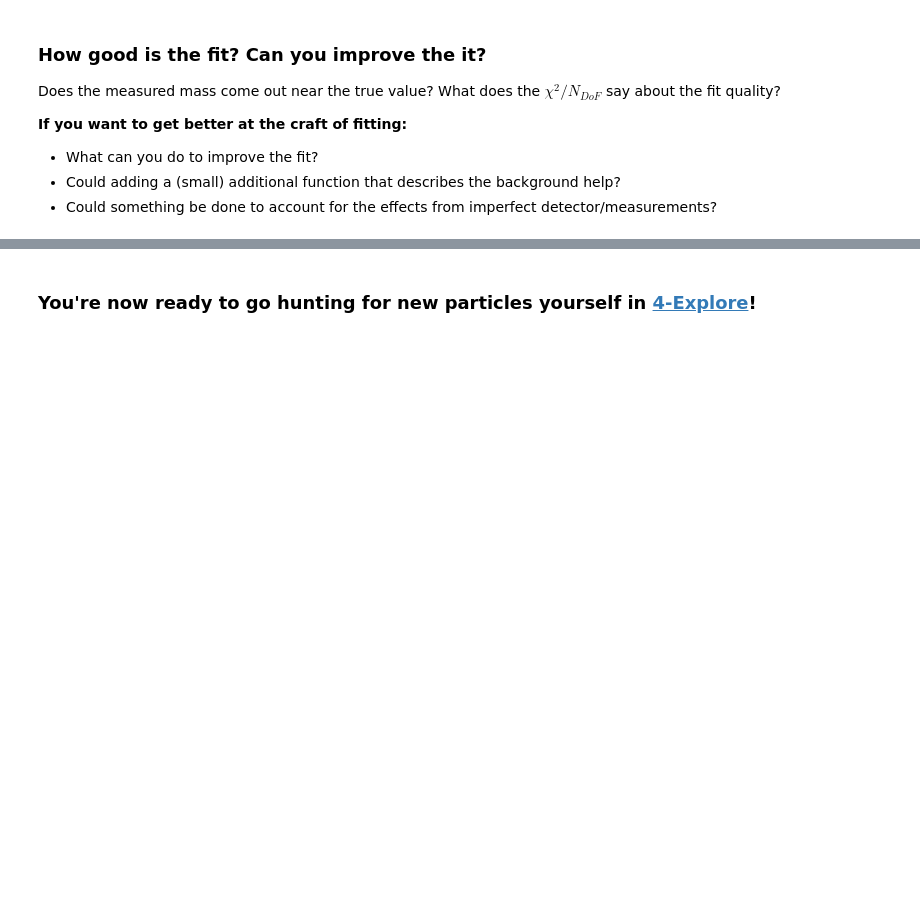
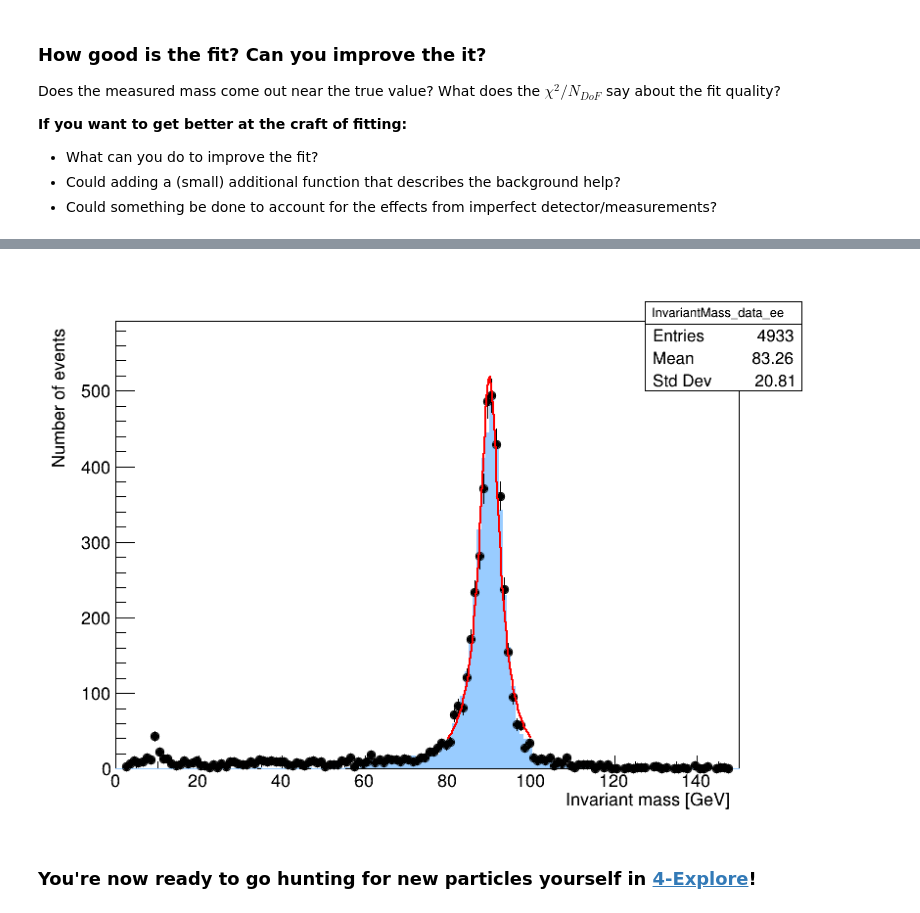
Before and after one commit to iamtomcheng/OpenAtlasDataLab, a Jupyter notebook: 3-TheMassOfTheZ.ipynb, the cells around one changed output, grey strips where cells are left out. Cells and saved outputs as stored; diff of their text form; code cells hidden in the pictures; blank space fills up the shorter version.

```diff
--- a/3-TheMassOfTheZ.ipynb
+++ b/3-TheMassOfTheZ.ipynb
@@ -158,10 +195,11 @@ maxBinData = massHistos["data_ee"].GetMaximumBin()
 integralData = massHistos["data_ee"].Integral(maxBinData-3, maxBinData+3)
 massHistos["mc2e_ee"].Scale(integralData/integralMC)
 
-massHistos["mc2e_ee"].SetLineColor(ROOT.kBlue)
-massHistos["mc2e_ee"].SetFillColor(ROOT.kBlue)
+massHistos["mc2e_ee"].SetLineColor(ROOT.kAzure-9)
+massHistos["mc2e_ee"].SetFillColor(ROOT.kAzure-9)
 massHistos["mc2e_ee"].Draw("HIST SAME")
 
 massHistos["data_ee"].Draw("SAME E") # draw the data again so that it's on top
 
 eeCanvas.Draw()
+# %% [output]
@@ -168,3 +207,4 @@ eeCanvas.Draw()
+[figure, added]
 # %%
 # now do the same for the muon-antimuon pairs!
 
```
Also changed, not shown: parts of 7 cells of this notebook.
